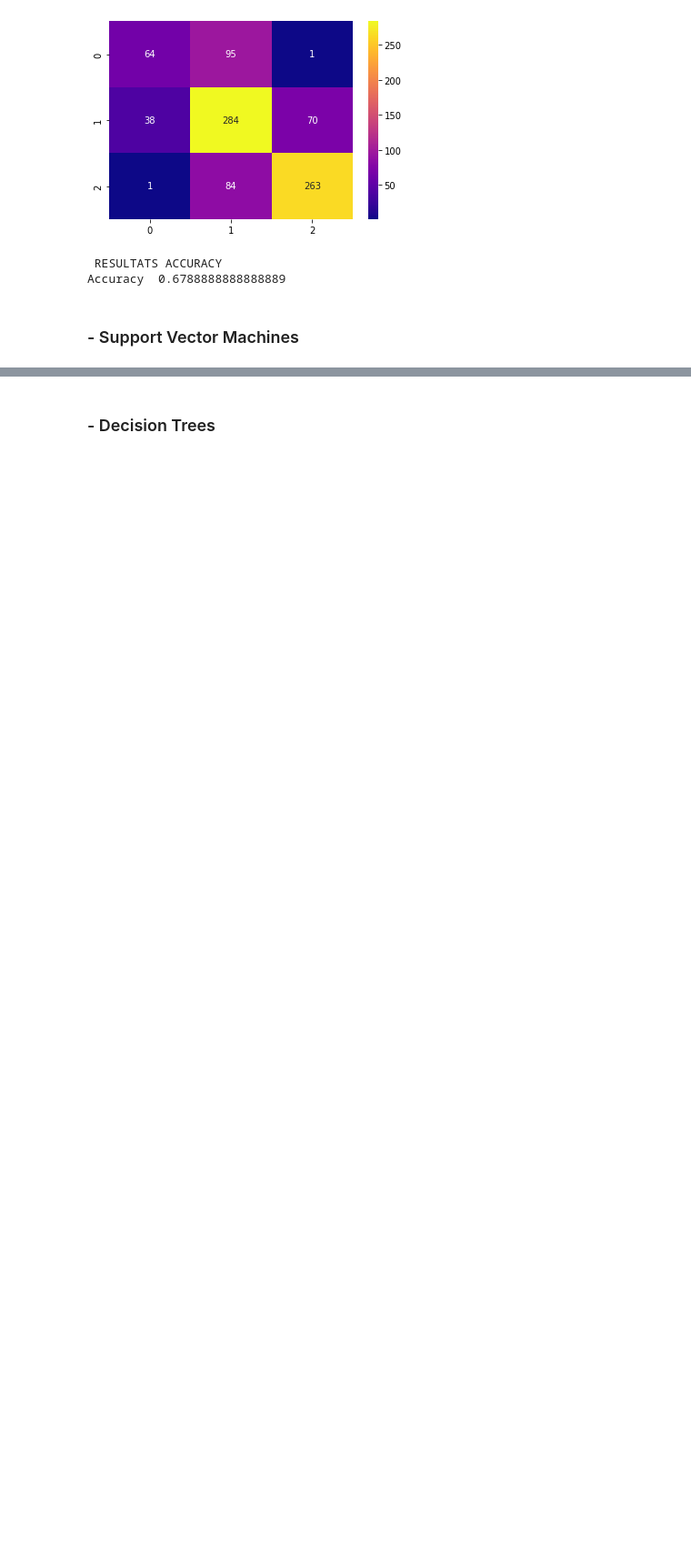
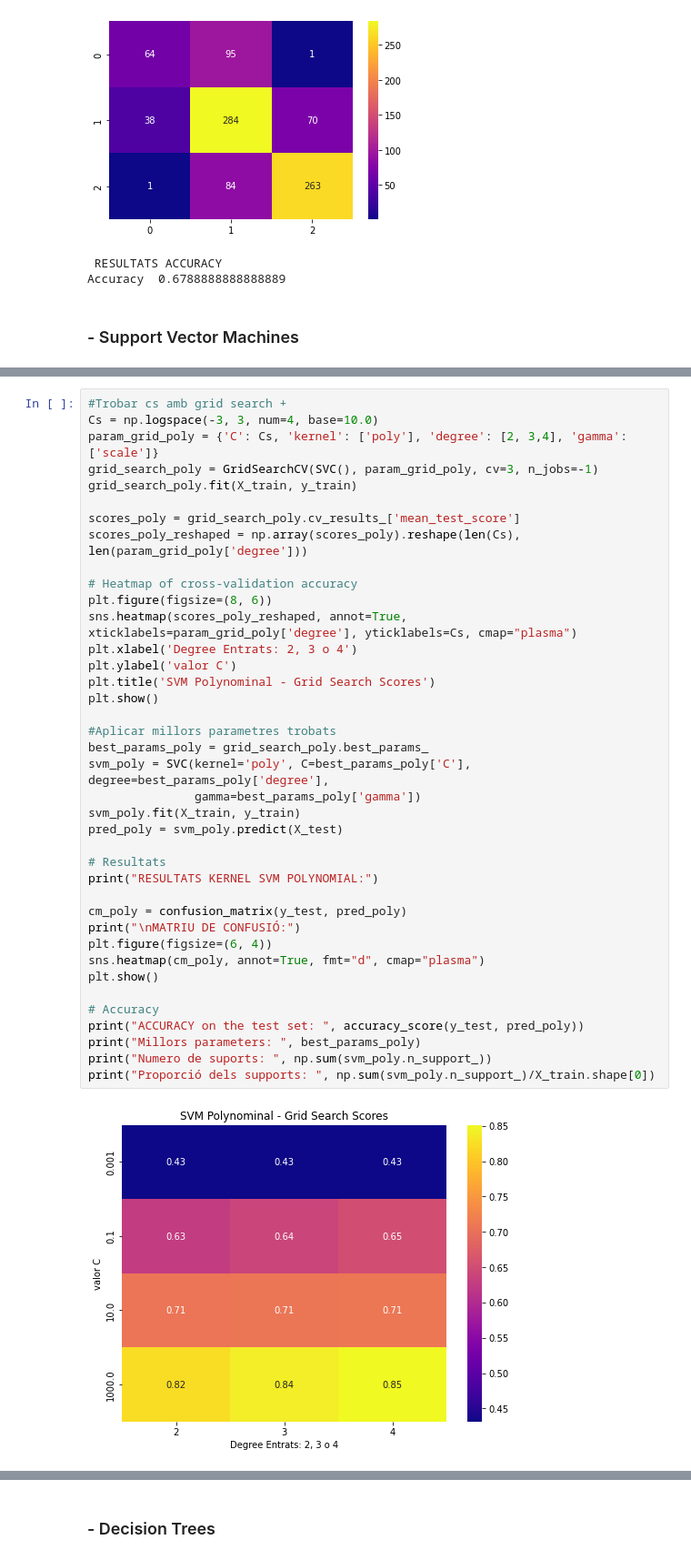
Before and after one commit to PauRF03/practica-MIDA, a Jupyter notebook: Prediccio_edats.ipynb, the cells around one changed output, grey strips where cells are left out. Shown at 91% size. Cells and saved outputs as stored; diff of their text form; blank space fills up the shorter version.

```diff
--- a/Prediccio_edats.ipynb
+++ b/Prediccio_edats.ipynb
@@ -822,0 +821,41 @@ Prop. of supports:  0.30428571428571427
+# %%
+#Trobar cs amb grid search +
+Cs = np.logspace(-3, 3, num=4, base=10.0)
+param_grid_poly = {'C': Cs, 'kernel': ['poly'], 'degree': [2, 3,4], 'gamma': ['scale']}
+grid_search_poly = GridSearchCV(SVC(), param_grid_poly, cv=3, n_jobs=-1)
+grid_search_poly.fit(X_train, y_train)
+
+scores_poly = grid_search_poly.cv_results_['mean_test_score']
+scores_poly_reshaped = np.array(scores_poly).reshape(len(Cs), len(param_grid_poly['degree']))
+
+# Heatmap of cross-validation accuracy
+plt.figure(figsize=(8, 6))
+sns.heatmap(scores_poly_reshaped, annot=True, xticklabels=param_grid_poly['degree'], yticklabels=Cs, cmap="plasma")
+plt.xlabel('Degree Entrats: 2, 3 o 4')
+plt.ylabel('valor C')
+plt.title('SVM Polynominal - Grid Search Scores')
+plt.show()
+
+#Aplicar millors parametres trobats
+best_params_poly = grid_search_poly.best_params_
+svm_poly = SVC(kernel='poly', C=best_params_poly['C'], degree=best_params_poly['degree'],
+               gamma=best_params_poly['gamma'])
+svm_poly.fit(X_train, y_train)
+pred_poly = svm_poly.predict(X_test)
+
+# Resultats
+print("RESULTATS KERNEL SVM POLYNOMIAL:")
+
+cm_poly = confusion_matrix(y_test, pred_poly)
+print("\nMATRIU DE CONFUSIÓ:")
+plt.figure(figsize=(6, 4))
+sns.heatmap(cm_poly, annot=True, fmt="d", cmap="plasma")
+plt.show()
+
+# Accuracy
+print("ACCURACY on the test set: ", accuracy_score(y_test, pred_poly))
+print("Millors parameters: ", best_params_poly)
+print("Numero de suports: ", np.sum(svm_poly.n_support_))
+print("Proporció dels supports: ", np.sum(svm_poly.n_support_)/X_train.shape[0])
+# %% [output]
+[figure, added]
```
Also changed, not shown: parts of 28 cells of this notebook, 3 other files.
